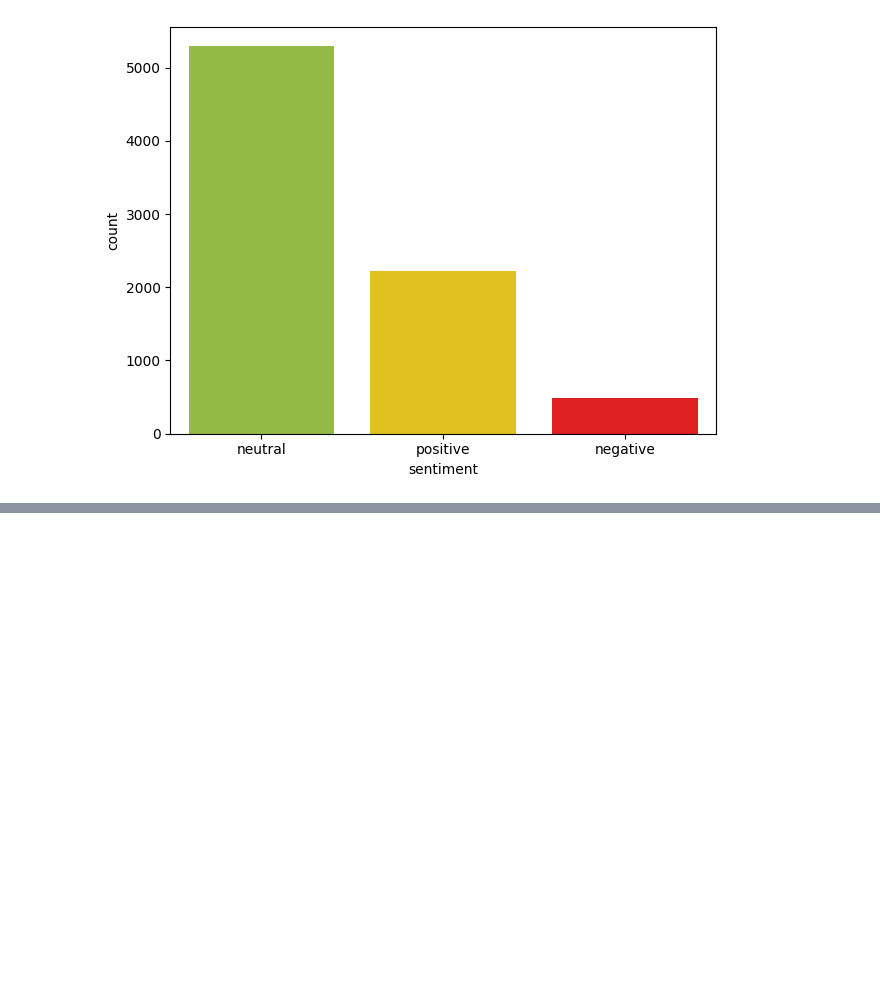
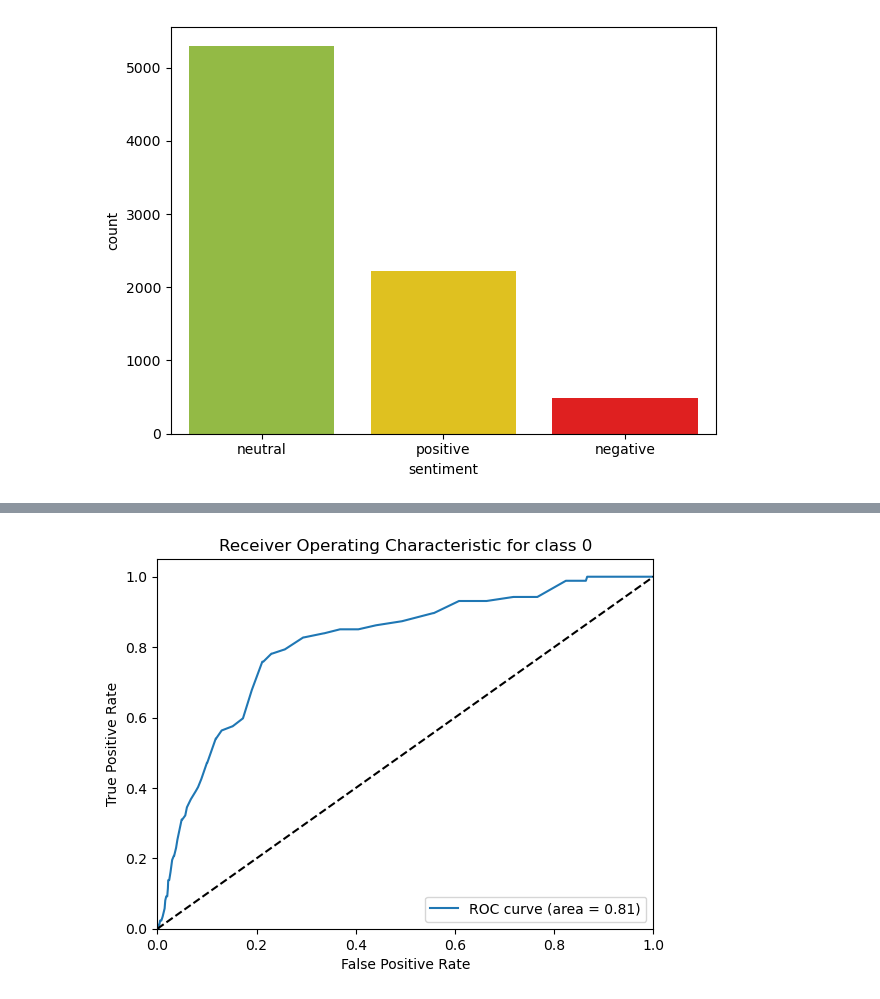
Before and after one commit to fas38/twitter-sentiment-analysis, a Jupyter notebook: solution_notebook.ipynb, the cells around one changed output, grey strips where cells are left out. Cells and saved outputs as stored; diff of their text form; code cells hidden in the pictures; blank space fills up the shorter version.

Commit message:
svr and random forest implementation

```diff
--- a/solution_notebook.ipynb
+++ b/solution_notebook.ipynb
@@ -265,4 +299,24 @@ clf = clf.fit(X_train, y_train)
 # %%
+# logistic regression model
+clf = linear_model.LogisticRegression(penalty=None,
+                                      dual=False,
+                                      tol=0.0001,
+                                      C=1.0,
+                                      fit_intercept=True,
+                                      intercept_scaling=1,
+                                      class_weight=None, # None, balanced
+                                      random_state=None,
+                                      solver='lbfgs',
+                                      multi_class='auto',
+                                      verbose=0,
+                                      warm_start=False,
+                                      n_jobs=None,
+                                      l1_ratio=None,
+                                      max_iter=10000
+                                     )
+clf = clf.fit(X_train, y_train)
+
+# Evaluate our predictor quantitatively
 for split_name, dataset in zip(['train', 'validation'], datasets):
     X_i, y_i = dataset
     y_pred = clf.predict(X_i)
@@ -288,0 +325,64 @@ weighted avg       0.77      0.78      0.77      1600
+# %%
+from sklearn.ensemble import RandomForestClassifier
+from sklearn.metrics import roc_curve, auc, precision_recall_curve, average_precision_score
+from sklearn.preprocessing import label_binarize
+
+# random forest model
+clf = RandomForestClassifier(n_estimators=100, random_state=42, n_jobs=-1, class_weight='balanced')
+# train the model
+print('Training...')
+clf = clf.fit(X_train, y_train)
+
+# evaluate our predictor quantitatively
+for split_name, dataset in zip(['train', 'validation'], datasets):
+    X_i, y_i = dataset
+    y_pred = clf.predict(X_i)
+    print(f'\nSplit: {split_name}')
+    print(skm.classification_report(y_i, y_pred))
+
+# binariaze the labels
+y_val_bin = label_binarize(y_val, classes=[0, 1, 2])
+num_classes = y_val_bin.shape[1]
+# predict the probabilities for each class
+y_pred_bin = clf.predict_proba(X_val)
+
+# compute the ROC curve and ROC area for each class
+fpr = dict()
+tpr = dict()
+roc_auc = dict()
+for i in range(num_classes):
+    fpr[i], tpr[i], _ = roc_curve(y_val_bin[:, i], y_pred_bin[:, i])
+    roc_auc[i] = auc(fpr[i], tpr[i])
+print(f'ROC AUC: {roc_auc}')
+# plot the ROC curve
+for i in range(num_classes):
+    plt.figure()
+    plt.plot(fpr[i], tpr[i], label='ROC curve (area = %0.2f)' % roc_auc[i])
+    plt.plot([0, 1], [0, 1], 'k--')
+    plt.xlim([0.0, 1.0])
+    plt.ylim([0.0, 1.05])
+    plt.xlabel('False Positive Rate')
+    plt.ylabel('True Positive Rate')
+    plt.title('Receiver Operating Characteristic for class %i' % i)
+    plt.legend(loc="lower right")
+    plt.show()
+
+# compute the precision-recall curve and average precision score for each class
+precision = dict()
+recall = dict()
+average_precision = dict()
+for i in range(num_classes):
+    precision[i], recall[i], _ = precision_recall_curve(y_val_bin[:, i], y_pred_bin[:, i])
+    average_precision[i] = average_precision_score(y_val_bin[:, i], y_pred_bin[:, i])
+# plot the precision-recall curve
+for i in range(num_classes):
+    plt.figure()
+    plt.plot(recall[i], precision[i], label='Precision-recall curve (area = %0.2f)' % average_precision[i])
+    plt.xlim([0.0, 1.0])
+    plt.ylim([0.0, 1.05])
+    plt.xlabel('Recall (sensitivity)')
+    plt.ylabel('Precision (PPV)')
+    plt.title('Precision-recall curve for class %i' % i)
+    plt.legend(loc="lower right")
+    plt.show()
+# %% [output]
@@ -288,0 +406 @@ weighted avg       0.77      0.78      0.77      1600
+[figure, added]
```
Also changed, not shown: parts of 15 cells of this notebook, 4 other files.
